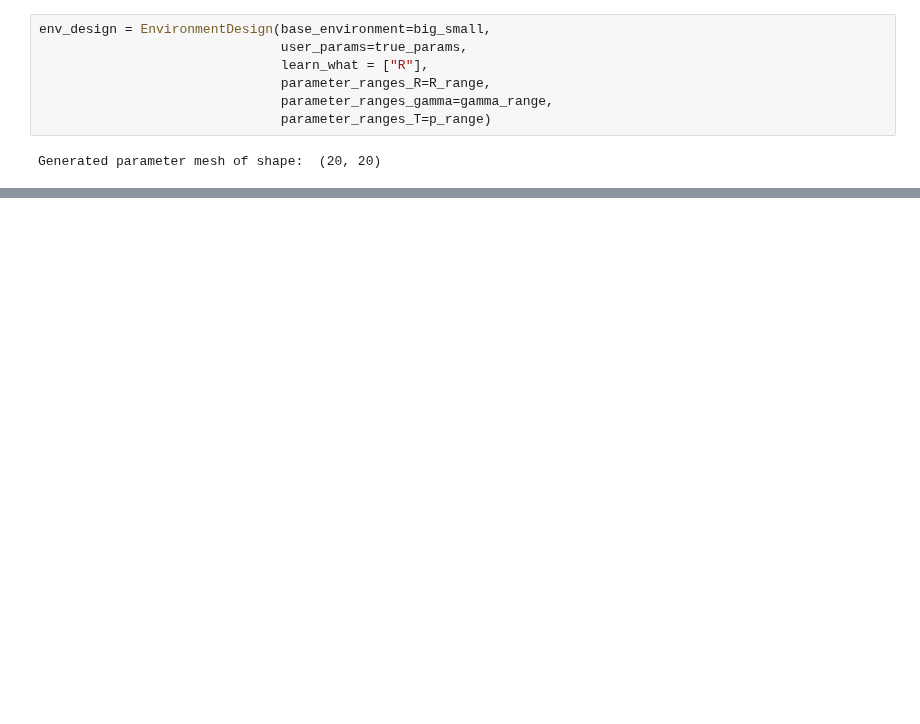
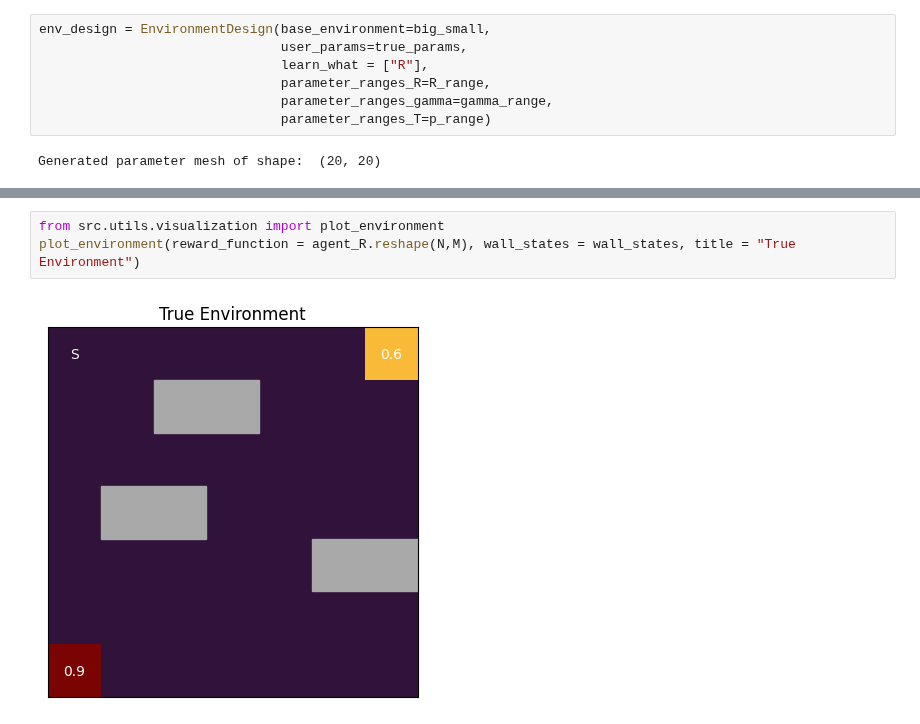
Before and after one commit to ankile/irl-environment-design, a Jupyter notebook: notebooks/example_methods_comparison.ipynb, the cells around one changed output, grey strips where cells are left out. Cells and saved outputs as stored; diff of their text form; blank space fills up the shorter version.

```diff
--- a/notebooks/example_methods_comparison.ipynb
+++ b/notebooks/example_methods_comparison.ipynb
@@ -143,3 +156,8 @@ PicklingError: Can't pickle <class 'src.utils.constants.ParamTuple'>: it's not t
+# %%
+from src.utils.visualization import plot_environment
+plot_environment(reward_function = agent_R.reshape(N,M), wall_states = wall_states, title = "True Environment")
+# %% [output]
+[figure, added]
 # %%
 params = env_design.diagnostics["parameter_means"]
 params = np.array(params)
```
Also changed, not shown: parts of 6 cells of this notebook, 12 other files.
